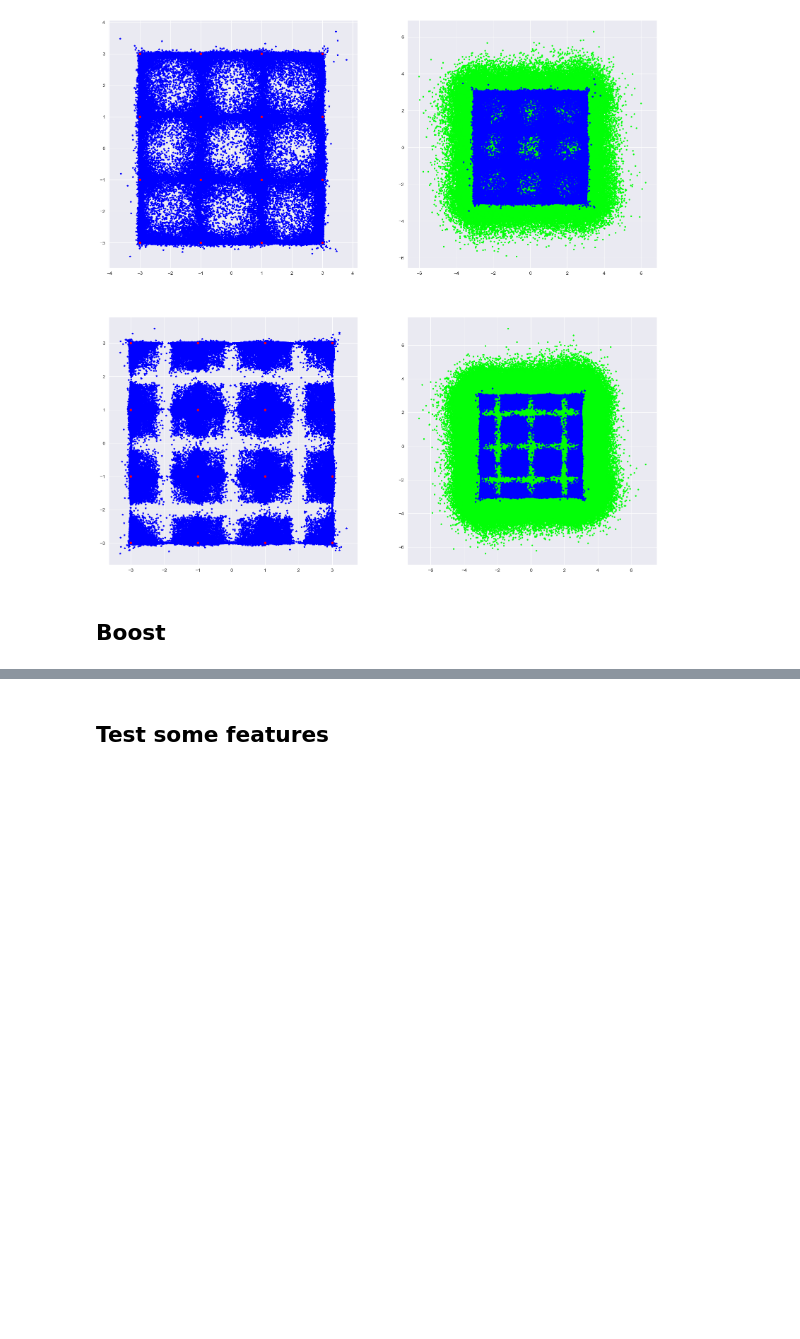
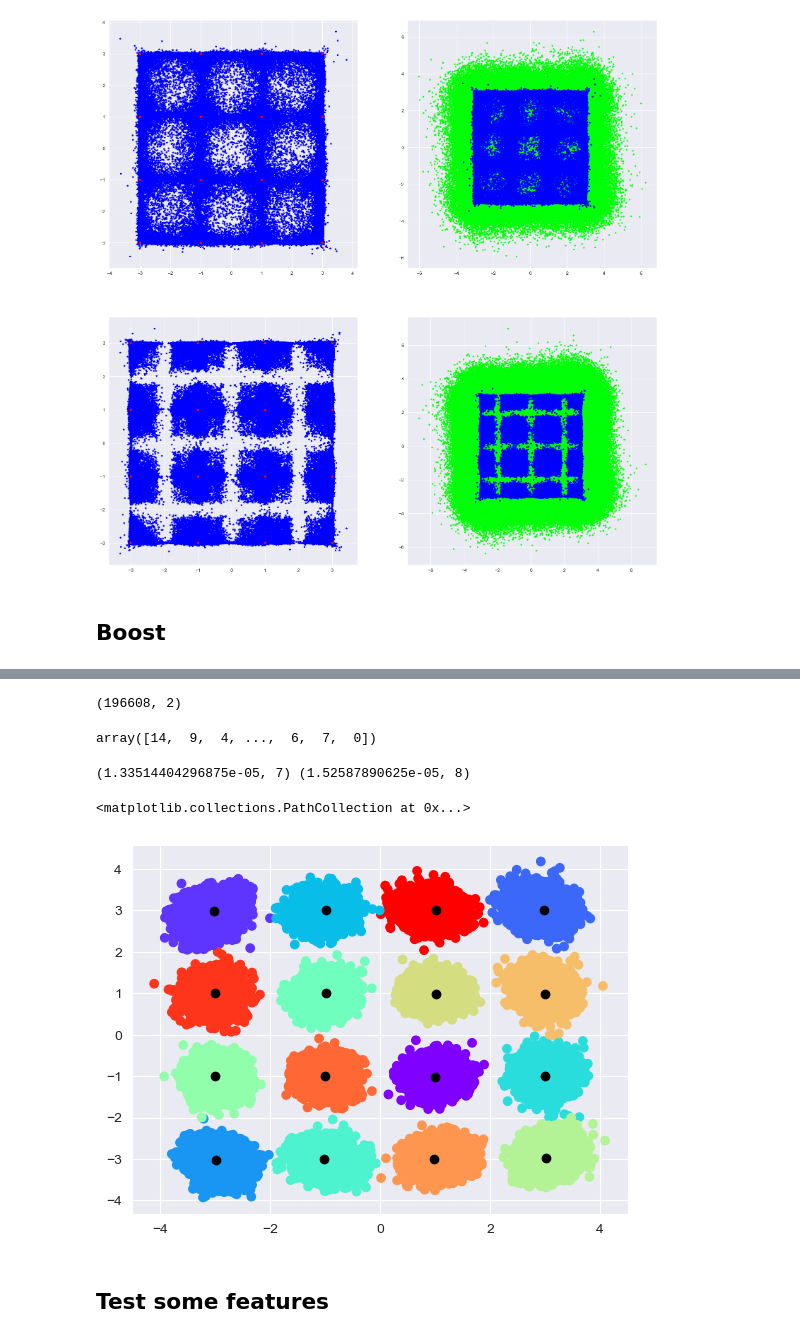
Before and after one commit to esf0/optcom-trees, a Jupyter notebook: playground.ipynb, the cells around one changed output, grey strips where cells are left out. Drawn from its saved outputs; the diff is of its cells as text; code cells hidden in the pictures; blank space fills up the shorter version.

Commit message:
k-means for data
[master] {bugatti} Implemented k-means

```diff
--- a/playground.ipynb
+++ b/playground.ipynb
@@ -168,0 +236,18 @@ plot_result(p_ave_dbm, points_predict_for_test, points_orig_for_test, points_pre
+# %%
+# X = df_tree[['point_orig_real', 'point_orig_imag']].values
+X = df_tree[['point_received_real', 'point_received_imag']].values
+np.shape(X)
+# %% [output]
+(196608, 2)
+# %%
+# Instantiate the k-means model with the desired number of clusters
+kmeans = KMeans(n_clusters=16)
+
+# Fit the model to the data
+kmeans.fit(X)
+
+# Get the cluster assignments for each point
+labels = kmeans.labels_
+
+# Get the coordinates of the cluster centers
+cluster_centers = kmeans.cluster_centers_
@@ -168,0 +260,4 @@ plot_result(p_ave_dbm, points_predict_for_test, points_orig_for_test, points_pre
+# %%
+predictions
+# %% [output]
+array([14,  9,  4, ...,  6,  7,  0])
@@ -169,3 +271,26 @@ plot_result(p_ave_dbm, points_predict_for_test, points_orig_for_test, points_pre
+# %%
+p_ave_expl = (10 ** (p_ave_dbm / 10)) / 1000
+mod_type = hpcom.modulation.get_modulation_type_from_order(16)
+scale_constellation = hpcom.modulation.get_scale_coef_constellation(mod_type) / np.sqrt(p_ave_expl / 2)
+constellation = hpcom.modulation.get_constellation('16qam')
+
+p_found = hpcom.modulation.get_nearest_constellation_points_new(p_prop, constellation)
+p_found_pred = hpcom.modulation.get_nearest_constellation_points_new(p_predict, constellation)
+
+ber_orig = hpcom.metrics.get_ber_by_points(p_init, p_found, '16qam')
+ber_predict = hpcom.metrics.get_ber_by_points(p_init, p_found_pred, '16qam')
+
+print(ber_orig, ber_predict)
+# %% [output]
+(1.33514404296875e-05, 7) (1.52587890625e-05, 8)
+# %%
+
+#Visualizing the cluster
+plt.scatter(X[:, 0], X[:, 1], c=labels, cmap='rainbow')
+plt.scatter(kmeans.cluster_centers_[:, 0], kmeans.cluster_centers_[:, 1], color='black')
+# %% [output]
+<matplotlib.collections.PathCollection at 0x...>
+[figure, added]
 # %% [markdown]
 ## Test some features
 # %%
```
Also changed, not shown: parts of 9 cells of this notebook, 2 other files.
